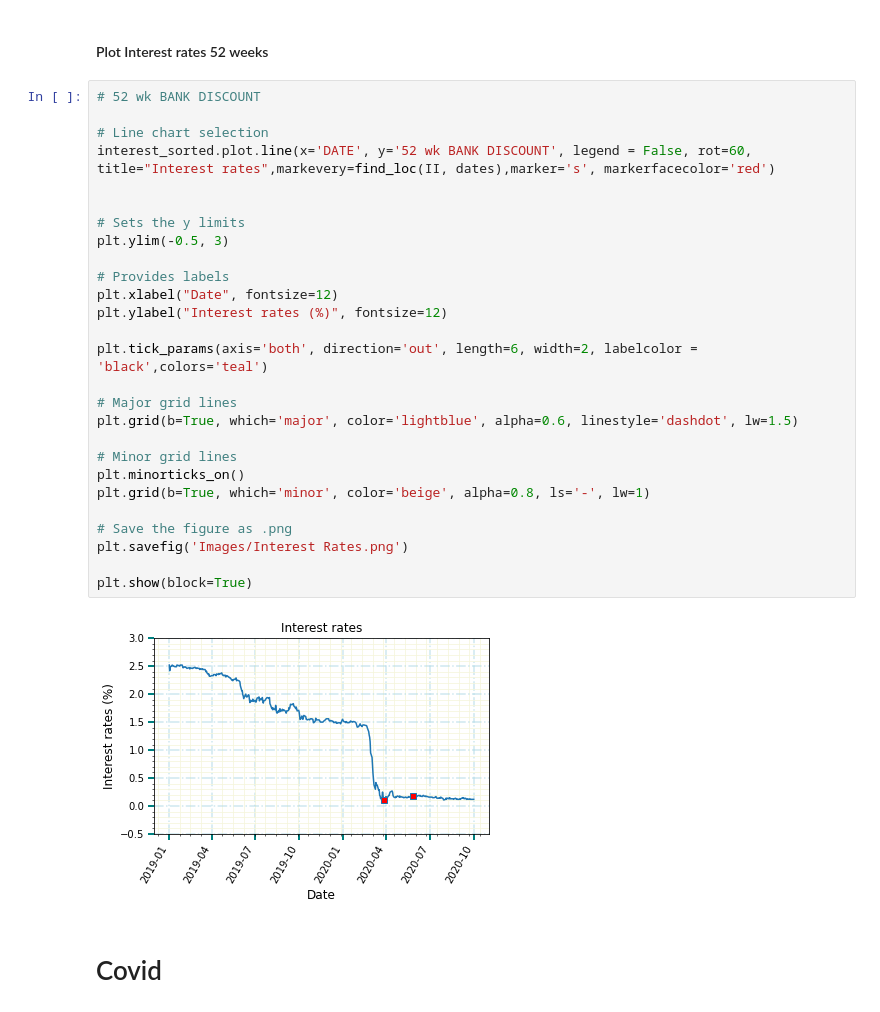
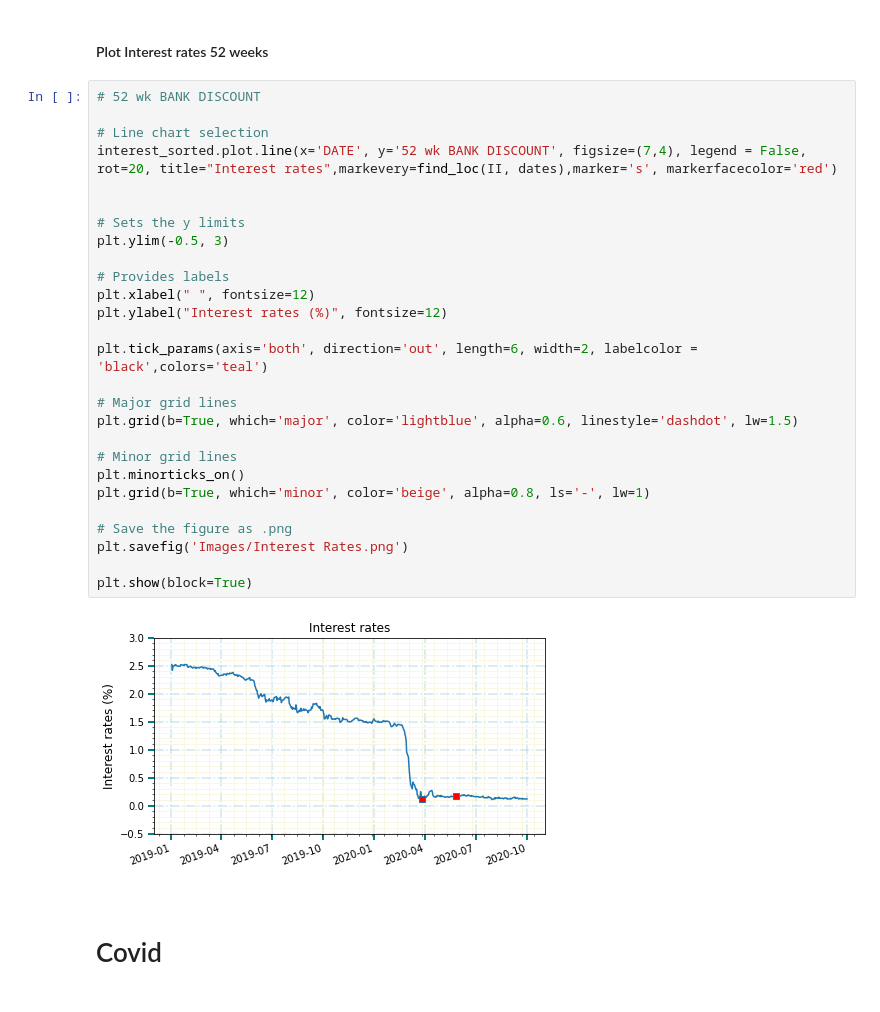
Before and after one commit to danawoodruff/Car-Sales-Analysis, a Jupyter notebook: Master_Notebook.ipynb, the cells around one changed output. Drawn from its saved outputs; the diff is of its cells as text.

```diff
--- a/Master_Notebook.ipynb
+++ b/Master_Notebook.ipynb
@@ -178,32 +178,32 @@ def find_loc(II, dates):
 # %%
 # 52 wk BANK DISCOUNT
 
 # Line chart selection
-interest_sorted.plot.line(x='DATE', y='52 wk BANK DISCOUNT', legend = False, rot=60, title="Interest rates",markevery=find_loc(II, dates),marker='s', markerfacecolor='red')
+interest_sorted.plot.line(x='DATE', y='52 wk BANK DISCOUNT', figsize=(7,4), legend = False, rot=20, title="Interest rates",markevery=find_loc(II, dates),marker='s', markerfacecolor='red')
 
 
 # Sets the y limits
 plt.ylim(-0.5, 3)
 
 # Provides labels
-plt.xlabel("Date", fontsize=12)
+plt.xlabel(" ", fontsize=12)
 plt.ylabel("Interest rates (%)", fontsize=12)
 
 plt.tick_params(axis='both', direction='out', length=6, width=2, labelcolor = 'black',colors='teal')
 
 # Major grid lines
 plt.grid(b=True, which='major', color='lightblue', alpha=0.6, linestyle='dashdot', lw=1.5)
 
 # Minor grid lines
 plt.minorticks_on()
 plt.grid(b=True, which='minor', color='beige', alpha=0.8, ls='-', lw=1)
 
 # Save the figure as .png
 plt.savefig('Images/Interest Rates.png')
 
 plt.show(block=True)
 # %% [output]
-[figure, old version]
+[figure, new version]
 # %% [markdown]
 # Covid
 # %% [markdown]
```
Also changed, not shown: parts of 7 cells of this notebook, 8 other files.
